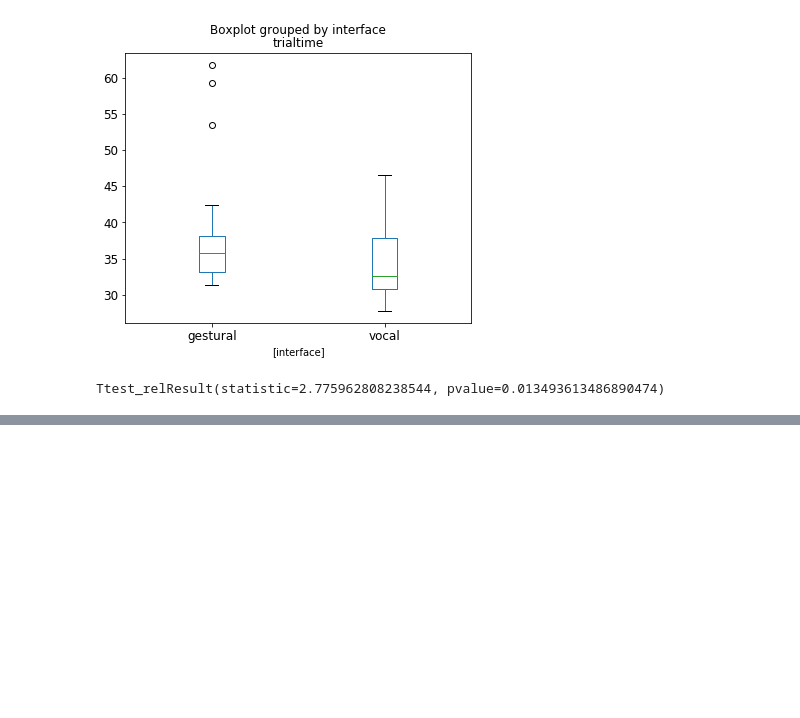
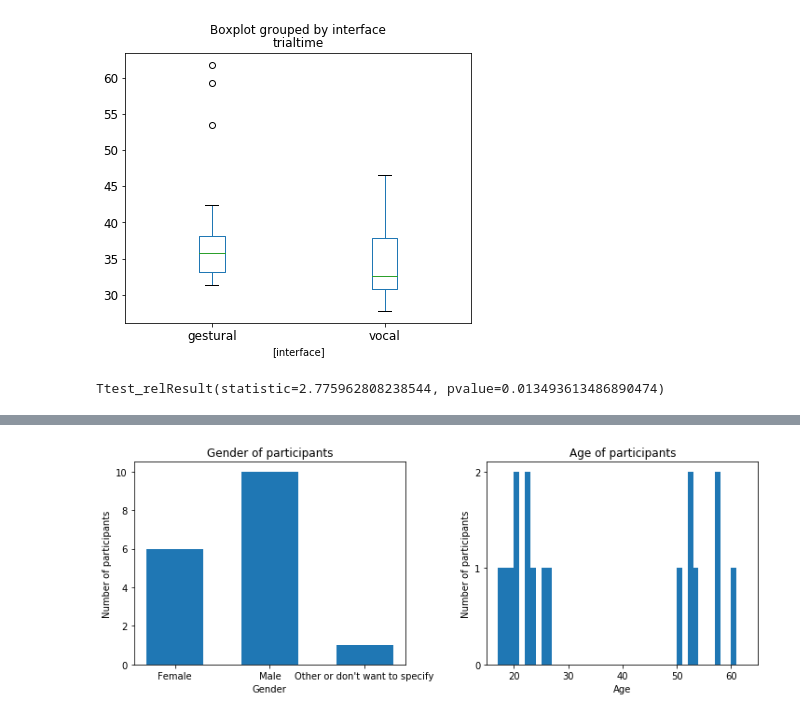
Before and after one commit to IsaiahvH/HRI-Dance-Project, a Jupyter notebook: Experiment/Analysis.ipynb, the cells around one changed output, grey strips where cells are left out. Saved outputs shown, nothing was run; the diff lists cells and outputs as text; code cells hidden in the pictures; blank space fills up the shorter version.

```diff
--- a/Experiment/Analysis.ipynb
+++ b/Experiment/Analysis.ipynb
@@ -137,0 +165,9 @@ Ttest_relResult(statistic=2.775962808238544, pvalue=0.013493613486890474)
+# %%
+# Read in data, look at the columns for later indexing and display DataFrame for inspection:
+path = "QuestionnaireResults.csv"
+df = pd.read_csv(path, index_col=None)
+column_names = df.columns
+for col_i, column_name in enumerate(column_names):
+    print(str(col_i) + ':', column_name)
+print(df.head())
+print("Input data shape:", df.shape)
@@ -137,0 +192,27 @@ Ttest_relResult(statistic=2.775962808238544, pvalue=0.013493613486890474)
+# %%
+# Let's look at the age and gender of our participants:
+bins, counts = np.unique(df.iloc[:,3].values, return_counts=True)
+
+# Subplots:
+fig, (gender_ax, age_ax) = plt.subplots(1, 2, figsize=(12, 4))
+
+# Gender:
+gender_bars = gender_ax.bar(x=bins, height=counts, width=0.6)
+gender_ax.set_ylabel('Number of participants')
+gender_ax.set_xlabel('Gender')
+gender_ax.set_title('Gender of participants')
+
+# Age:
+ages, _ = np.unique(df.iloc[:,2].values, return_counts=True)
+bin_count = ages.max() - ages.min()
+
+df.hist(column=[column_names[2]], grid=False, ax=age_ax, bins=bin_count)
+age_ax.set_ylabel('Number of participants')
+age_ax.set_xlabel('Age')
+age_ax.set_title('Age of participants')
+age_ax.yaxis.set_major_locator(MaxNLocator(integer=True))
+age_ax.set_xlim(15, 65)
+
+plt.show()
+# %% [output]
+[figure, added]
```
Also changed, not shown: parts of 15 cells of this notebook.
